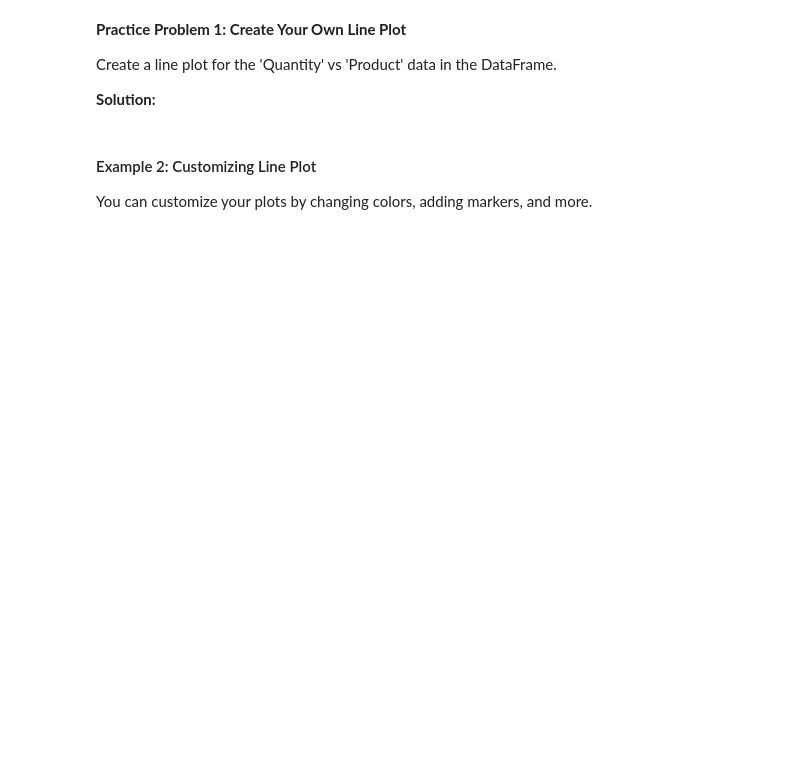
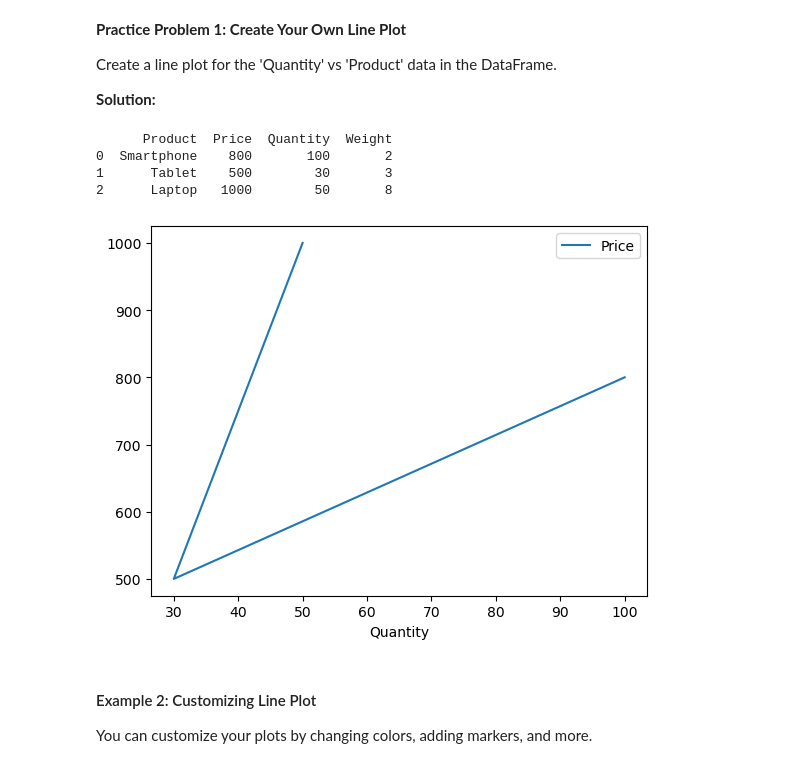
Before and after one commit to idontwantausername94/CFR-2025, a Jupyter notebook: Python/Session 10 - Plotting and Visualization of DataFrames.ipynb, the cells around one changed output. Cells and saved outputs as stored; diff of their text form; code cells hidden in the pictures; blank space fills up the shorter version.

```diff
--- a/Python/Session 10 - Plotting and Visualization of DataFrames.ipynb
+++ b/Python/Session 10 - Plotting and Visualization of DataFrames.ipynb
@@ -37,6 +75,16 @@ Pandas makes it easy to create basic plots using the `plot` method. The default
 Create a line plot for the 'Quantity' vs 'Product' data in the DataFrame.
 
 **Solution:**
+# %%
+
+df1.plot(x="Quantity", y="Price", kind="line")
+print(df1)
+# %% [output]
+      Product  Price  Quantity  Weight
+0  Smartphone    800       100       2
+1      Tablet    500        30       3
+2      Laptop   1000        50       8
+[figure, added]
 # %% [markdown]
 #### Example 2: Customizing Line Plot
 
```
Also changed, not shown: parts of 11 cells of this notebook, 2 other files.
